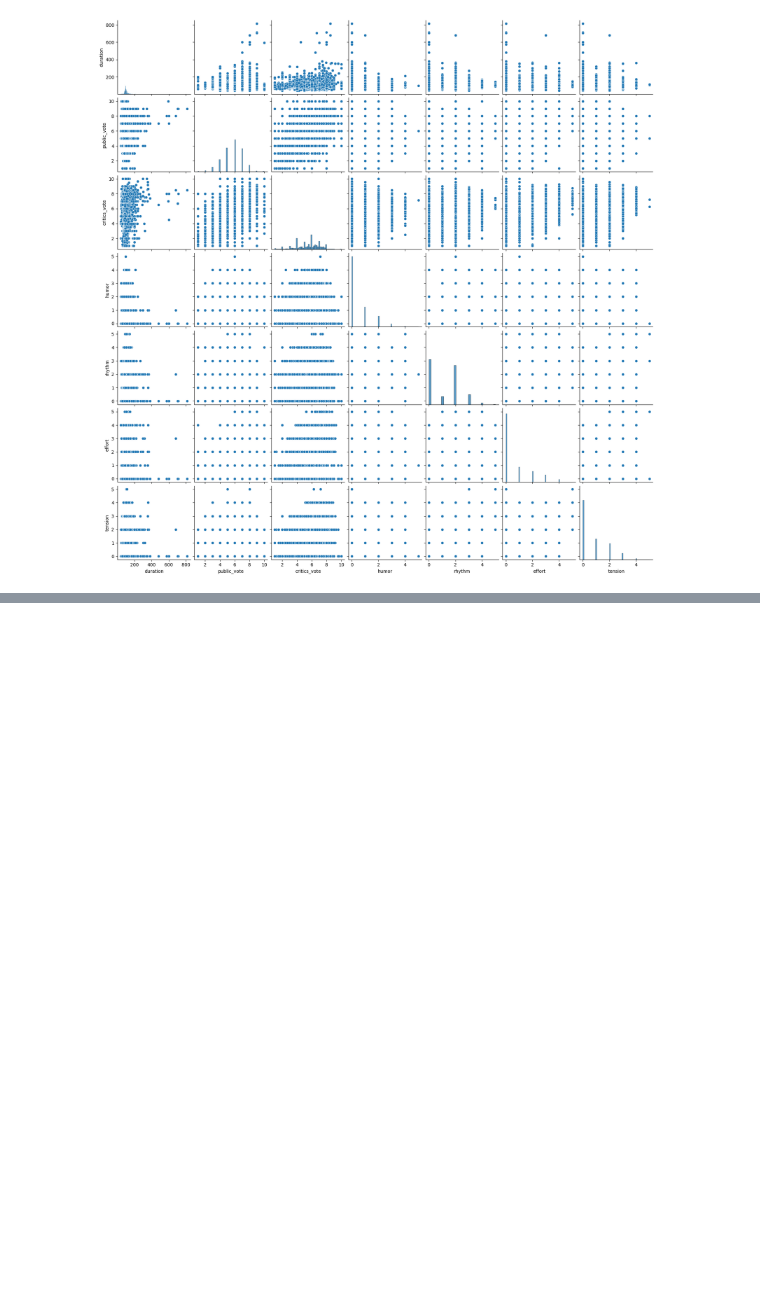
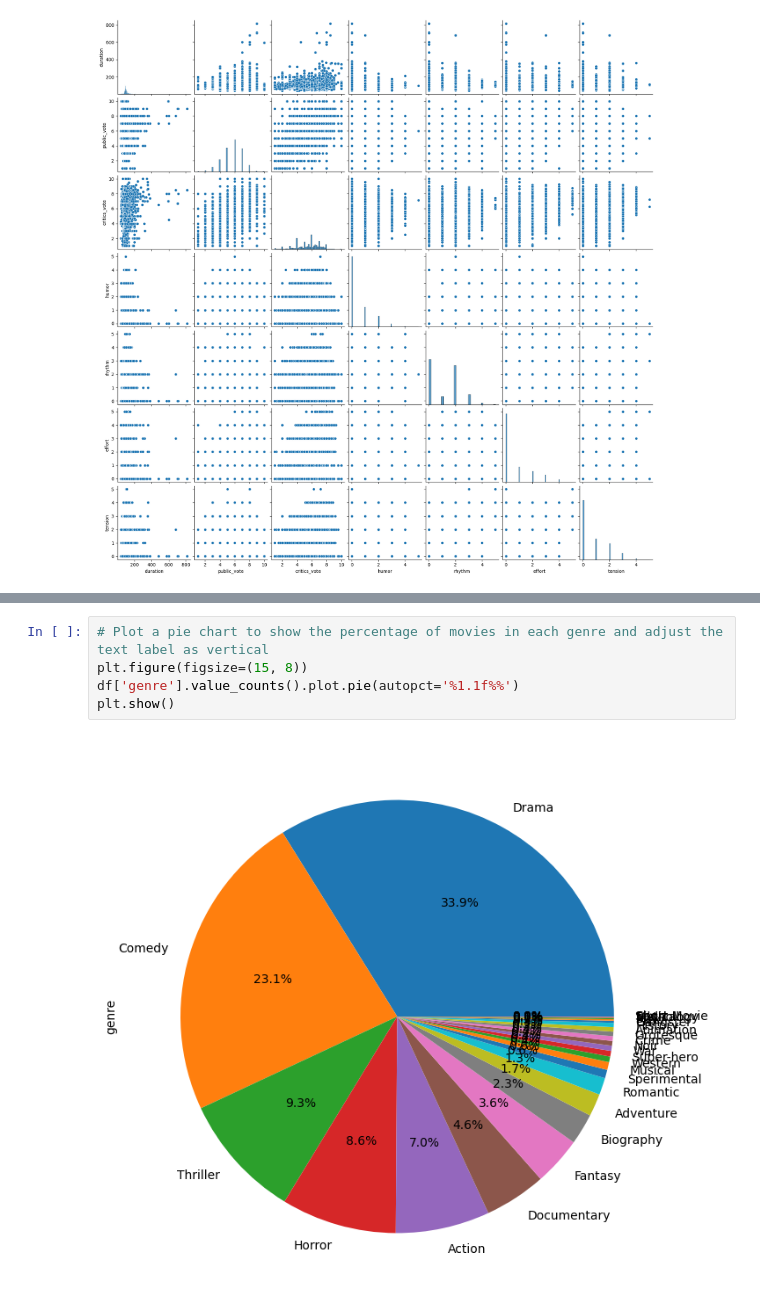
Before and after one commit to vaibhavg310/Box-Office-Breakdown, a Jupyter notebook: code.ipynb, the cells around one changed output, grey strips where cells are left out. Drawn from its saved outputs; the diff is of its cells as text; blank space fills up the shorter version.

```diff
--- a/code.ipynb
+++ b/code.ipynb
@@ -132,0 +241,7 @@ plt.show()
+# %%
+# Plot a pie chart to show the percentage of movies in each genre and adjust the text label as vertical
+plt.figure(figsize=(15, 8))
+df['genre'].value_counts().plot.pie(autopct='%1.1f%%')
+plt.show()
+# %% [output]
+[figure, added]
```
Also changed, not shown: parts of 12 cells of this notebook, 1 other file.
